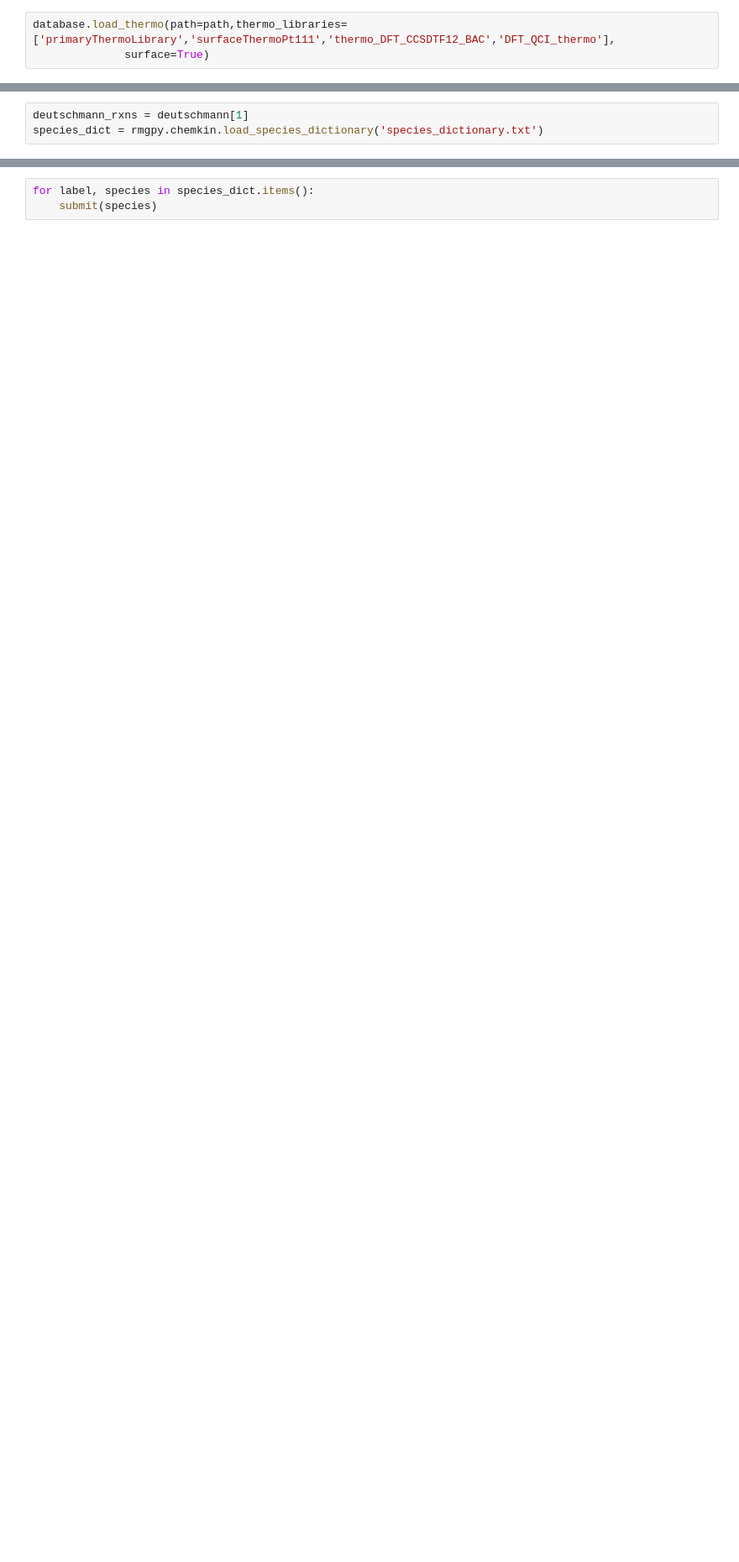
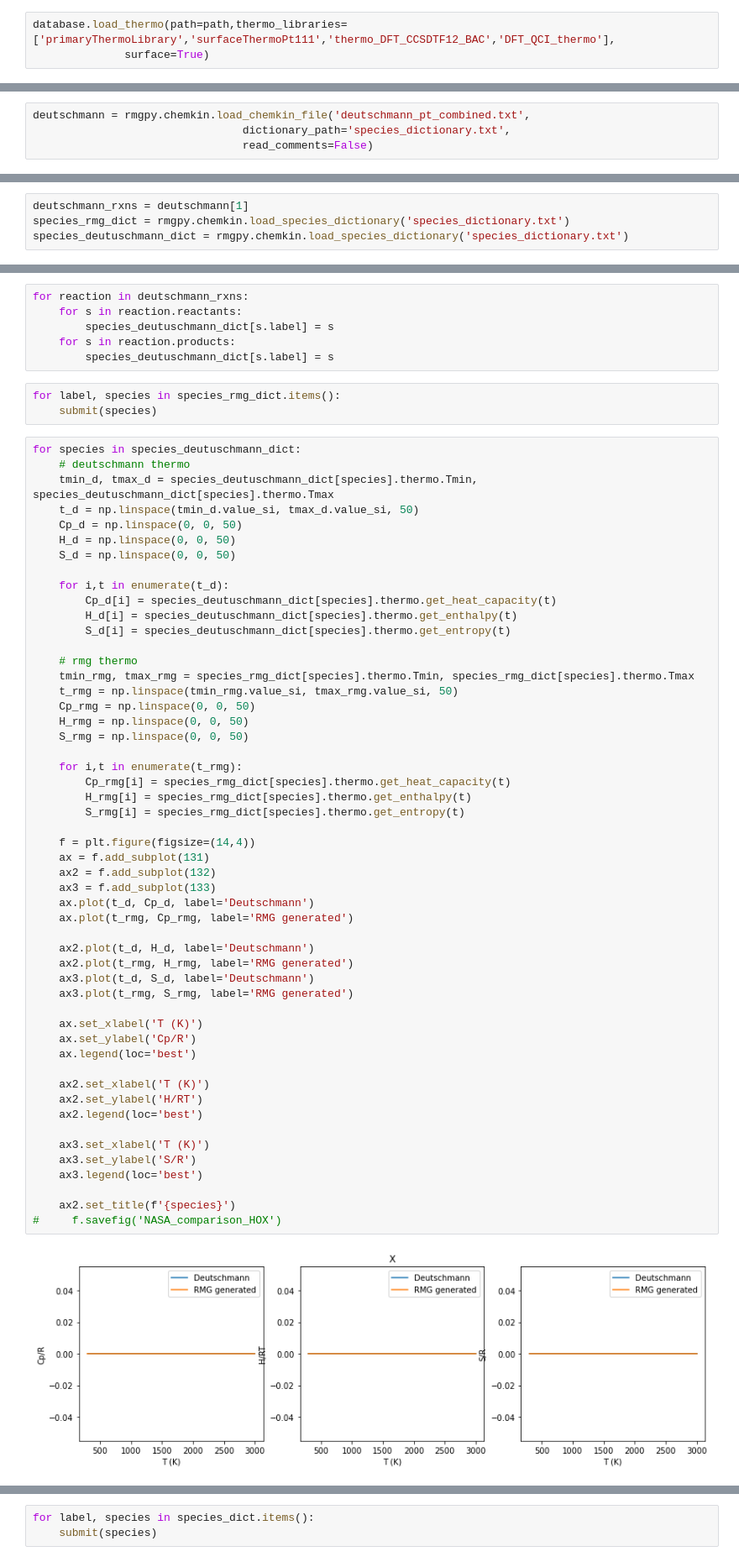
Before and after one commit to mazeau/rmg-notebooks, a Jupyter notebook: thermo_comparison.ipynb, the cells around one changed output, grey strips where cells are left out. Shown at 84% size. Saved outputs shown, nothing was run; the diff lists cells and outputs as text; blank space fills up the shorter version.

Commit message:
thermo comparison plots are working

```diff
--- a/thermo_comparison.ipynb
+++ b/thermo_comparison.ipynb
@@ -19,0 +24,4 @@ deutschmann = rmgpy.chemkin.load_chemkin_file('deutschmann_pt_rmg_nocov.txt',
+# %%
+deutschmann = rmgpy.chemkin.load_chemkin_file('deutschmann_pt_combined.txt',
+                                dictionary_path='species_dictionary.txt',
+                                read_comments=False)
@@ -20,3 +31,4 @@ deutschmann = rmgpy.chemkin.load_chemkin_file('deutschmann_pt_rmg_nocov.txt',
 # %%
 deutschmann_rxns = deutschmann[1]
-species_dict = rmgpy.chemkin.load_species_dictionary('species_dictionary.txt')
+species_rmg_dict = rmgpy.chemkin.load_species_dictionary('species_dictionary.txt')
+species_deutuschmann_dict = rmgpy.chemkin.load_species_dictionary('species_dictionary.txt')
@@ -42,0 +35,63 @@ deutschmann
+# %%
+for reaction in deutschmann_rxns:
+    for s in reaction.reactants:
+        species_deutuschmann_dict[s.label] = s
+    for s in reaction.products:
+        species_deutuschmann_dict[s.label] = s
+# %%
+for label, species in species_rmg_dict.items():
+    submit(species)
+# %%
+for species in species_deutuschmann_dict:
+    # deutschmann thermo
+    tmin_d, tmax_d = species_deutuschmann_dict[species].thermo.Tmin, species_deutuschmann_dict[species].thermo.Tmax
+    t_d = np.linspace(tmin_d.value_si, tmax_d.value_si, 50)
+    Cp_d = np.linspace(0, 0, 50)
+    H_d = np.linspace(0, 0, 50)
+    S_d = np.linspace(0, 0, 50)
+
+    for i,t in enumerate(t_d):
+        Cp_d[i] = species_deutuschmann_dict[species].thermo.get_heat_capacity(t)
+        H_d[i] = species_deutuschmann_dict[species].thermo.get_enthalpy(t)
+        S_d[i] = species_deutuschmann_dict[species].thermo.get_entropy(t)
+
+    # rmg thermo
+    tmin_rmg, tmax_rmg = species_rmg_dict[species].thermo.Tmin, species_rmg_dict[species].thermo.Tmax
+    t_rmg = np.linspace(tmin_rmg.value_si, tmax_rmg.value_si, 50)
+    Cp_rmg = np.linspace(0, 0, 50)
+    H_rmg = np.linspace(0, 0, 50)
+    S_rmg = np.linspace(0, 0, 50)
+
+    for i,t in enumerate(t_rmg):
+        Cp_rmg[i] = species_rmg_dict[species].thermo.get_heat_capacity(t)
+        H_rmg[i] = species_rmg_dict[species].thermo.get_enthalpy(t)
+        S_rmg[i] = species_rmg_dict[species].thermo.get_entropy(t)
+
+    f = plt.figure(figsize=(14,4))
+    ax = f.add_subplot(131)
+    ax2 = f.add_subplot(132)
+    ax3 = f.add_subplot(133)
+    ax.plot(t_d, Cp_d, label='Deutschmann')
+    ax.plot(t_rmg, Cp_rmg, label='RMG generated')
+
+    ax2.plot(t_d, H_d, label='Deutschmann')
+    ax2.plot(t_rmg, H_rmg, label='RMG generated')
+    ax3.plot(t_d, S_d, label='Deutschmann')
+    ax3.plot(t_rmg, S_rmg, label='RMG generated')
+
+    ax.set_xlabel('T (K)')
+    ax.set_ylabel('Cp/R')
+    ax.legend(loc='best')
+
+    ax2.set_xlabel('T (K)')
+    ax2.set_ylabel('H/RT')
+    ax2.legend(loc='best')
+
+    ax3.set_xlabel('T (K)')
+    ax3.set_ylabel('S/R')
+    ax3.legend(loc='best')
+
+    ax2.set_title(f'{species}')
+#     f.savefig('NASA_comparison_HOX')
+# %% [output]
+[figure, added]
```
Also changed, not shown: parts of 14 cells of this notebook.
